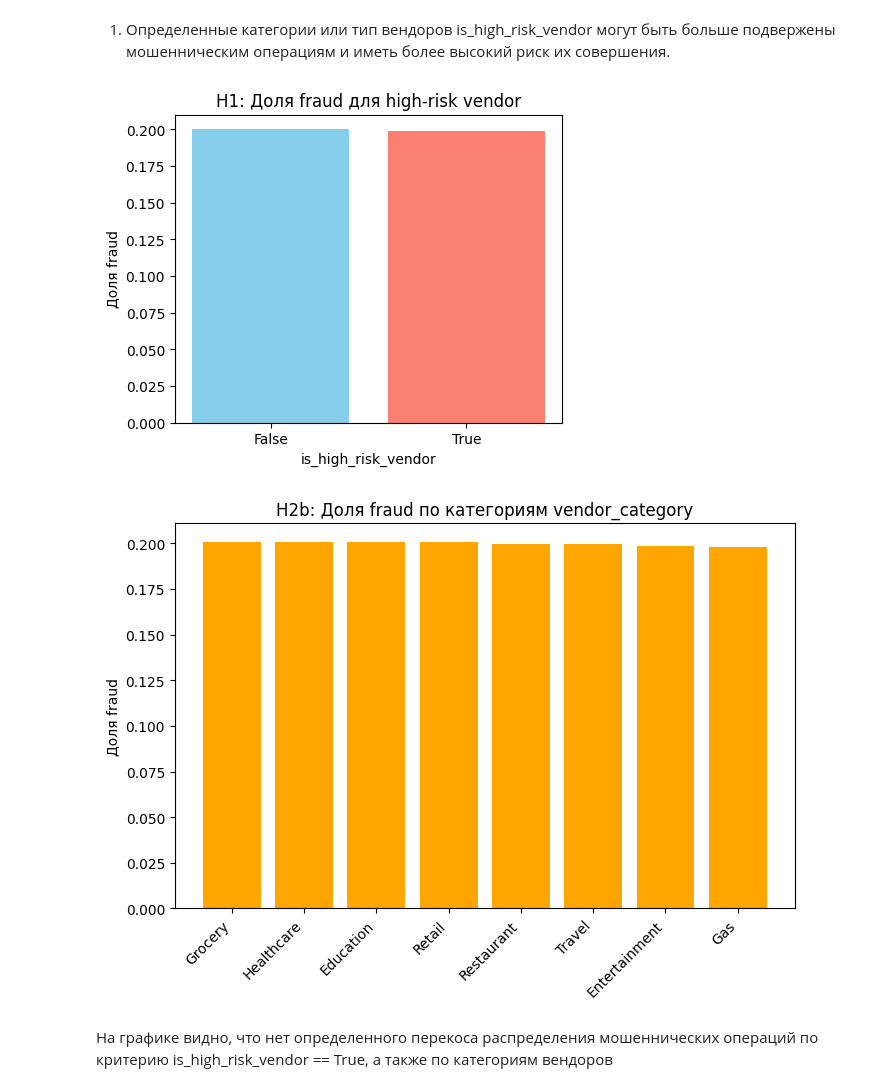
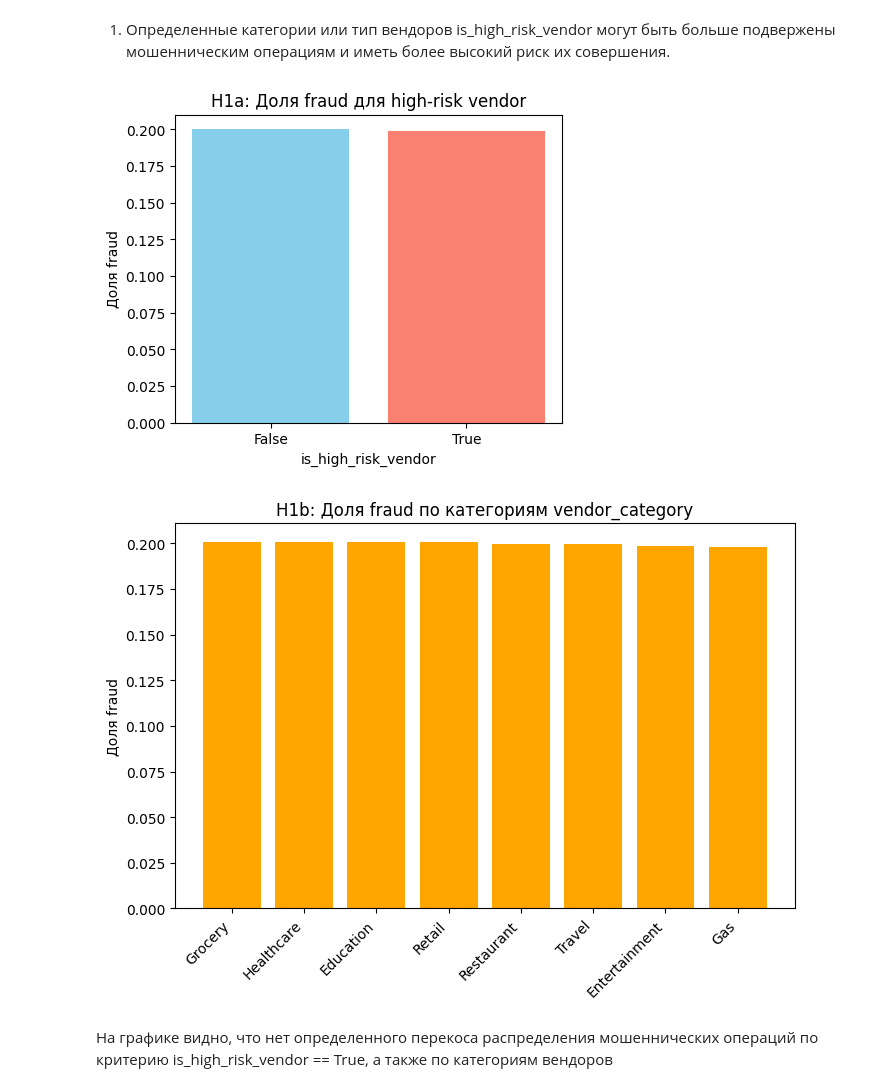
Before and after one commit to assayonare/free-data-exploration, a Jupyter notebook: free-data-exploration.ipynb, the cells around one changed output. Cells and saved outputs as stored; diff of their text form; code cells hidden in the pictures.

```diff
--- a/free-data-exploration.ipynb
+++ b/free-data-exploration.ipynb
@@ -287,23 +287,23 @@ Passing `palette` without assigning `hue` is deprecated and will be removed in v
 # %%
 if 'is_high_risk_vendor' in sample_trans.columns:
     grp = sample_trans.groupby('is_high_risk_vendor')['is_fraud'].mean()
     plt.figure(figsize=(5,4))
     plt.bar(grp.index.astype(str), grp.values, color=['skyblue','salmon'])
-    plt.title("H1: Доля fraud для high-risk vendor")
+    plt.title("H1a: Доля fraud для high-risk vendor")
     plt.ylabel("Доля fraud")
     plt.xlabel("is_high_risk_vendor")
     plt.show()
 
 if 'vendor_category' in sample_trans.columns:
     vendor_grp = sample_trans.groupby('vendor_category')['is_fraud'].mean().sort_values(ascending=False)
     plt.figure(figsize=(8,5))
     plt.bar(vendor_grp.index, vendor_grp.values, color='orange')
     plt.xticks(rotation=45, ha='right')
-    plt.title("H2b: Доля fraud по категориям vendor_category")
+    plt.title("H1b: Доля fraud по категориям vendor_category")
     plt.ylabel("Доля fraud")
     plt.show()
 # %% [output]
-[figure, old version]
+[figure, new version]
 [figure]
 # %% [markdown]
 На графике видно, что нет определенного перекоса распределения мошеннических операций по критерию is_high_risk_vendor == True, а также по категориям вендоров
```
